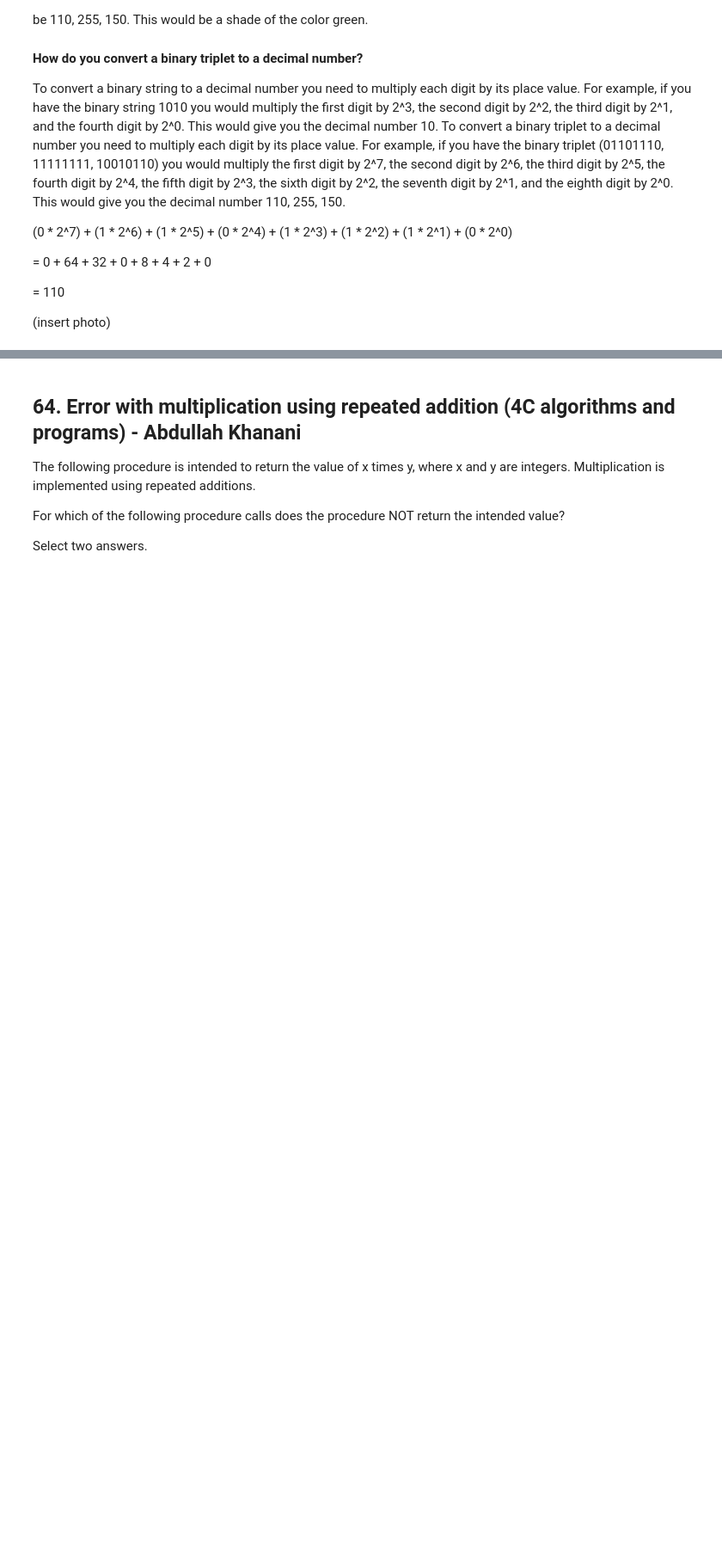
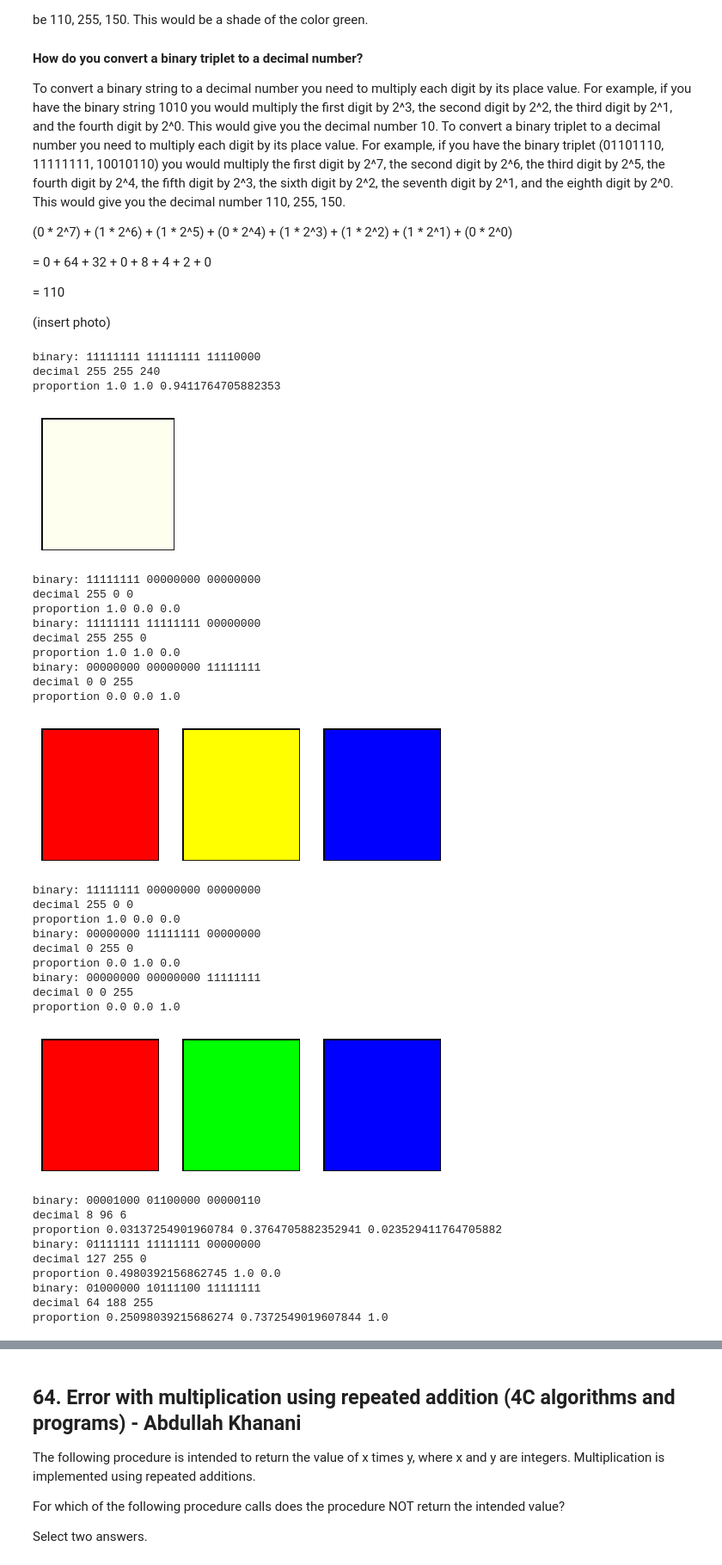
Before and after one commit to monke7769/copy1, a Jupyter notebook: _notebooks/2024-03-12-CSP-MCQ-2020-missed.ipynb, the cells around one changed output, grey strips where cells are left out. Shown: that part at 86% size. Saved outputs shown, nothing was run; the diff lists cells and outputs as text; code cells hidden in the pictures; blank space fills up the shorter version.

Commit message:
finished hacks

```diff
--- a/_notebooks/2024-03-12-CSP-MCQ-2020-missed.ipynb
+++ b/_notebooks/2024-03-12-CSP-MCQ-2020-missed.ipynb
@@ -186,30 +193,76 @@ def plot_colors(rgb_triplets):
         blue_decimal = binary_to_decimal(blue_binary)
 
         # Normalize number to [0, 1] range, as it is expected by matplotlib
         red, green, blue = red_decimal/255, green_decimal/255, blue_decimal/255
 
         # Define a rectangle patch with the binary RGB triplet color and a black border
         rect = patches.Rectangle((0, 0), 1, 1, facecolor=(red, green, blue), edgecolor='black', linewidth=2)
 
         # Add the rectangle to the plot which shows the color
         ax.add_patch(rect)
 
         # Remove axis information, we just want to see the color
         ax.axis('off')
 
         # Print the binary and decimal values
         print("binary:", red_binary, green_binary, blue_binary)
         print("decimal", red_decimal, green_decimal, blue_decimal)
         print("proportion", red, green, blue)
 
     # Show the colors
     plt.show()
 
 # Test the function with a list of RGB triplets
 rgb_triplet = [('11111111', '11111111', '11110000')] # College Board example
 plot_colors(rgb_triplet)
 
 rgb_primary = [('11111111', '00000000', '00000000'),
                 ('11111111', '11111111', '00000000'),
                 ('00000000', '00000000', '11111111')]
 plot_colors(rgb_primary)
+
+# hacks
+
+rgbs = [('11111111', '00000000', '00000000'),
+                ('00000000', '11111111', '00000000'),
+                ('00000000', '00000000', '11111111')]
+plot_colors(rgbs)
+
+fave = [('00001000', '01100000', '00000110'),
+                ('01111111', '11111111', '00000000'),
+                ('01000000', '10111100', '11111111')]
+plot_colors(fave)
+# %% [output]
+binary: 11111111 11111111 11110000
+decimal 255 255 240
+proportion 1.0 1.0 0.9411764705882353
+[figure, added]
+binary: 11111111 00000000 00000000
+decimal 255 0 0
+proportion 1.0 0.0 0.0
+binary: 11111111 11111111 00000000
+decimal 255 255 0
+proportion 1.0 1.0 0.0
+binary: 00000000 00000000 11111111
+decimal 0 0 255
+proportion 0.0 0.0 1.0
+[figure, added]
+binary: 11111111 00000000 00000000
+decimal 255 0 0
+proportion 1.0 0.0 0.0
+binary: 00000000 11111111 00000000
+decimal 0 255 0
+proportion 0.0 1.0 0.0
+binary: 00000000 00000000 11111111
+decimal 0 0 255
+proportion 0.0 0.0 1.0
+[figure, added]
+binary: 00001000 01100000 00000110
+decimal 8 96 6
+proportion 0.03137254901960784 0.3764705882352941 0.023529411764705882
+binary: 01111111 11111111 00000000
+decimal 127 255 0
+proportion 0.4980392156862745 1.0 0.0
+binary: 01000000 10111100 11111111
+decimal 64 188 255
+proportion 0.25098039215686274 0.7372549019607844 1.0
```
Also changed, not shown: parts of 6 cells of this notebook.
